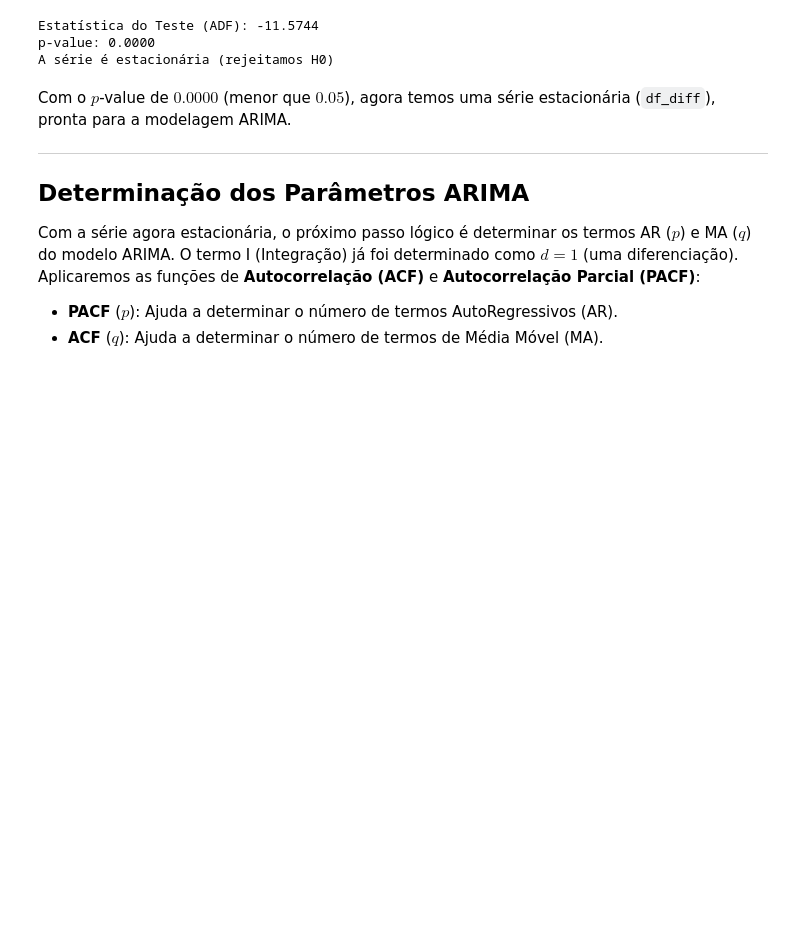
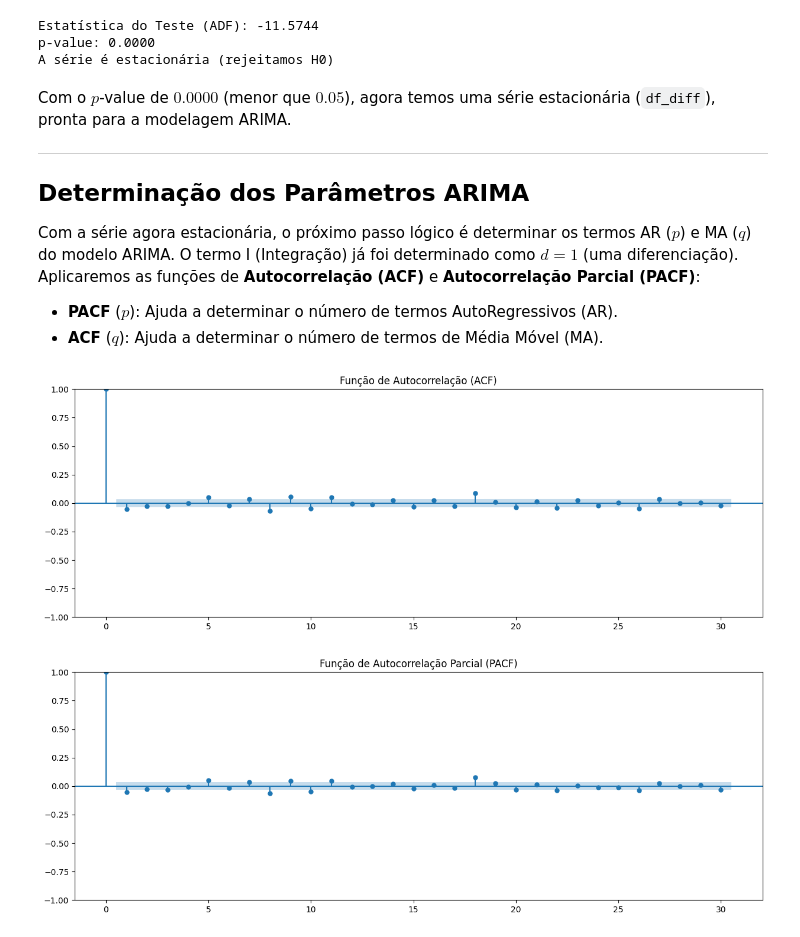
Before and after one commit to Joedson-P/time-series-forecasting, a Jupyter notebook: notebooks/01_time_series_analysis.ipynb, the cells around one changed output. Saved outputs shown, nothing was run; the diff lists cells and outputs as text; code cells hidden in the pictures; blank space fills up the shorter version.

```diff
--- a/notebooks/01_time_series_analysis.ipynb
+++ b/notebooks/01_time_series_analysis.ipynb
@@ -192,3 +192,19 @@ Com a série agora estacionária, o próximo passo lógico é determinar os term
 Aplicaremos as funções de **Autocorrelação (ACF)** e **Autocorrelação Parcial (PACF)**:
 * **PACF** ($p$): Ajuda a determinar o número de termos AutoRegressivos (AR).
 * **ACF** ($q$): Ajuda a determinar o número de termos de Média Móvel (MA).
+# %%
+from statsmodels.graphics.tsaplots import plot_acf, plot_pacf
+
+# Plotando ACF e PACF
+fig, ax = plt.subplots(figsize=(15,5))
+plot_acf(df_diff, lags=30, ax=ax)
+plt.title('Função de Autocorrelação (ACF)')
+plt.show()
+
+fig, ax = plt.subplots(figsize=(15,5))
+plot_pacf(df_diff, lags=30, ax=ax, method='ywm')
+plt.title('Função de Autocorrelação Parcial (PACF)')
+plt.show()
+# %% [output]
+[figure, added]
+[figure, added]
```
Also changed, not shown: parts of 5 cells of this notebook.
